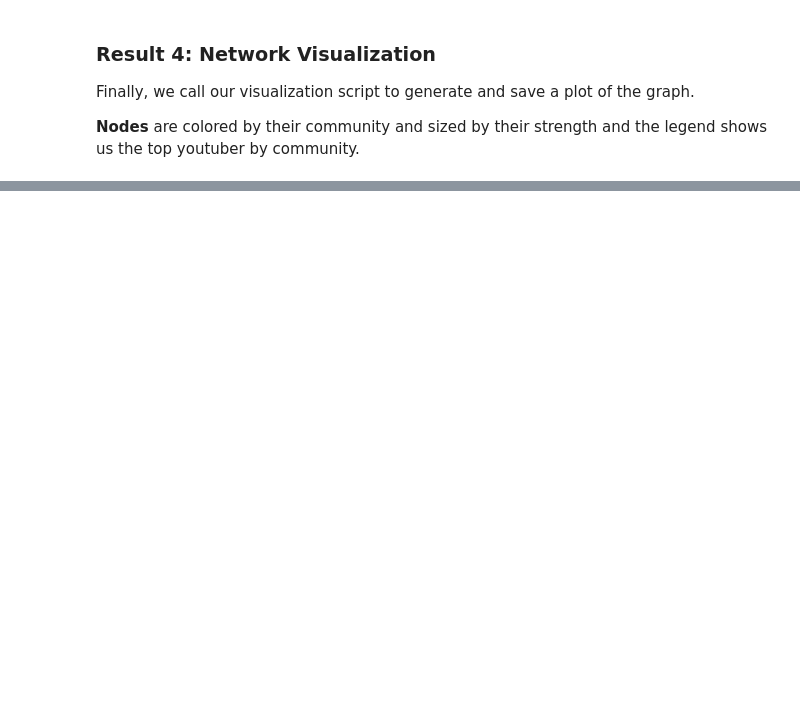
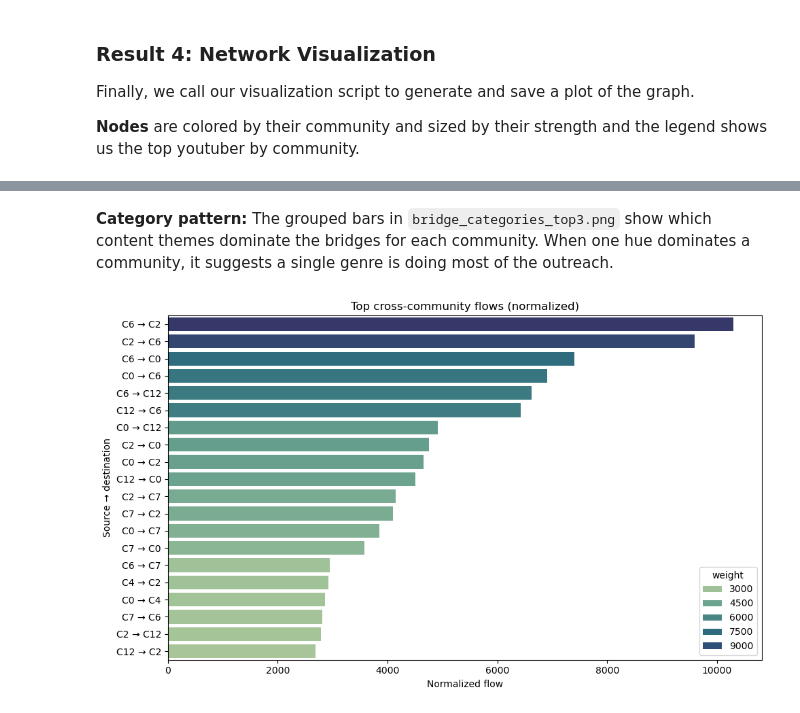
Before and after one commit to epfl-ada/ada-2025-project-zlayjiya, a Jupyter notebook: results.ipynb, the cells around one changed output, grey strips where cells are left out. Cells and saved outputs as stored; diff of their text form; code cells hidden in the pictures; blank space fills up the shorter version.

```diff
--- a/results.ipynb
+++ b/results.ipynb
@@ -269,0 +740,26 @@ Visualization subgraph: 187 nodes, 5014 edges
+# %% [markdown]
+**Category pattern:** The grouped bars in `bridge_categories_top3.png` show which content themes dominate the bridges for each community. When one hue dominates a community, it suggests a single genre is doing most of the outreach.
+# %%
+
+# Alternative view: rank the strongest normalized cross-community flows
+flow_long = flow_norm.stack().reset_index()
+flow_long.columns = ["community_src", "community_dst", "weight"]
+flow_long = flow_long[flow_long["community_src"] != flow_long["community_dst"]]
+flow_long = flow_long[flow_long["weight"] > 0]
+top_flows = flow_long.sort_values("weight", ascending=False).head(20)
+plt.figure(figsize=(10, 6))
+sns.barplot(
+    data=top_flows,
+    y=top_flows.apply(lambda r: f"C{int(r.community_src)} → C{int(r.community_dst)}", axis=1),
+    x="weight",
+    hue="weight",
+    palette="crest"
+)
+plt.xlabel("Normalized flow")
+plt.ylabel("Source → destination")
+plt.title("Top cross-community flows (normalized)")
+plt.tight_layout()
+plt.savefig("reports/figures/bridge_community_topflows.png", dpi=150, bbox_inches="tight")
+plt.show()
+# %% [output]
+[figure, added]
```
Also changed, not shown: parts of 28 cells of this notebook.
